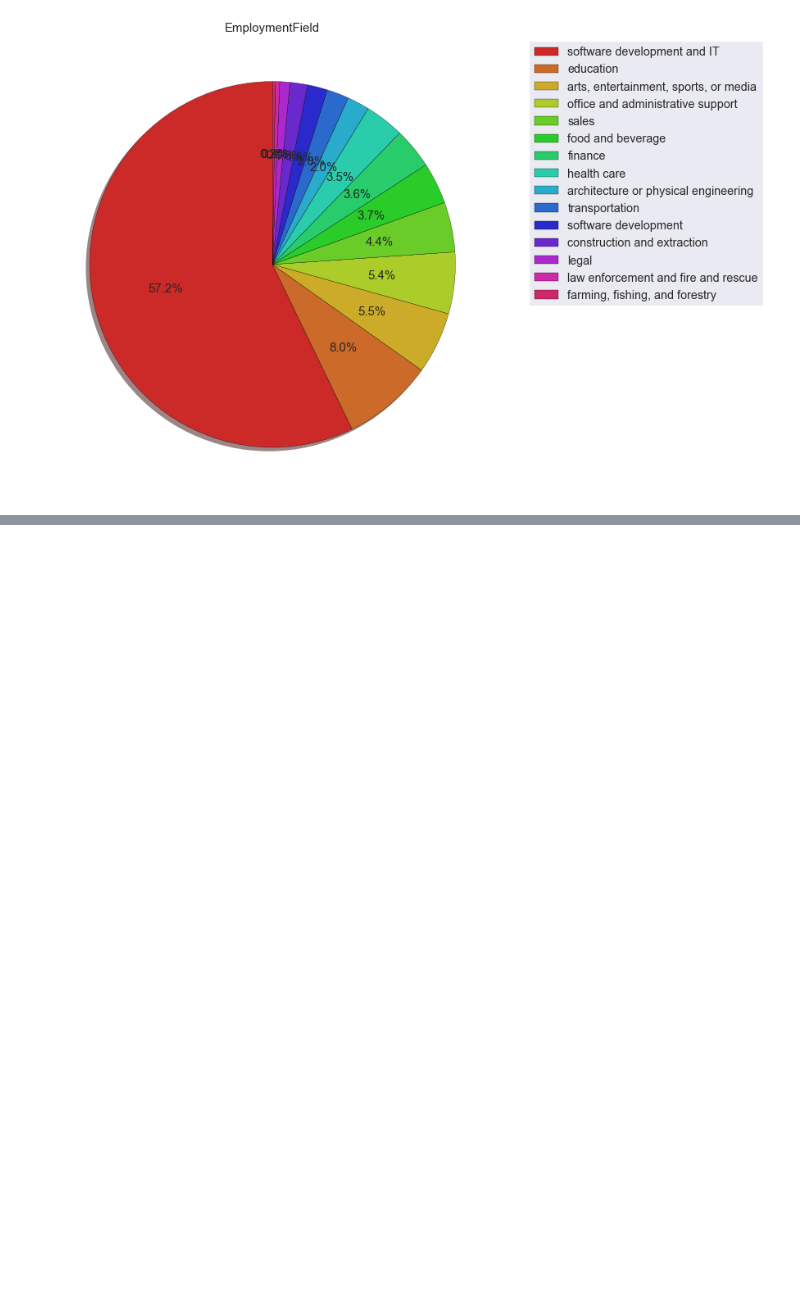
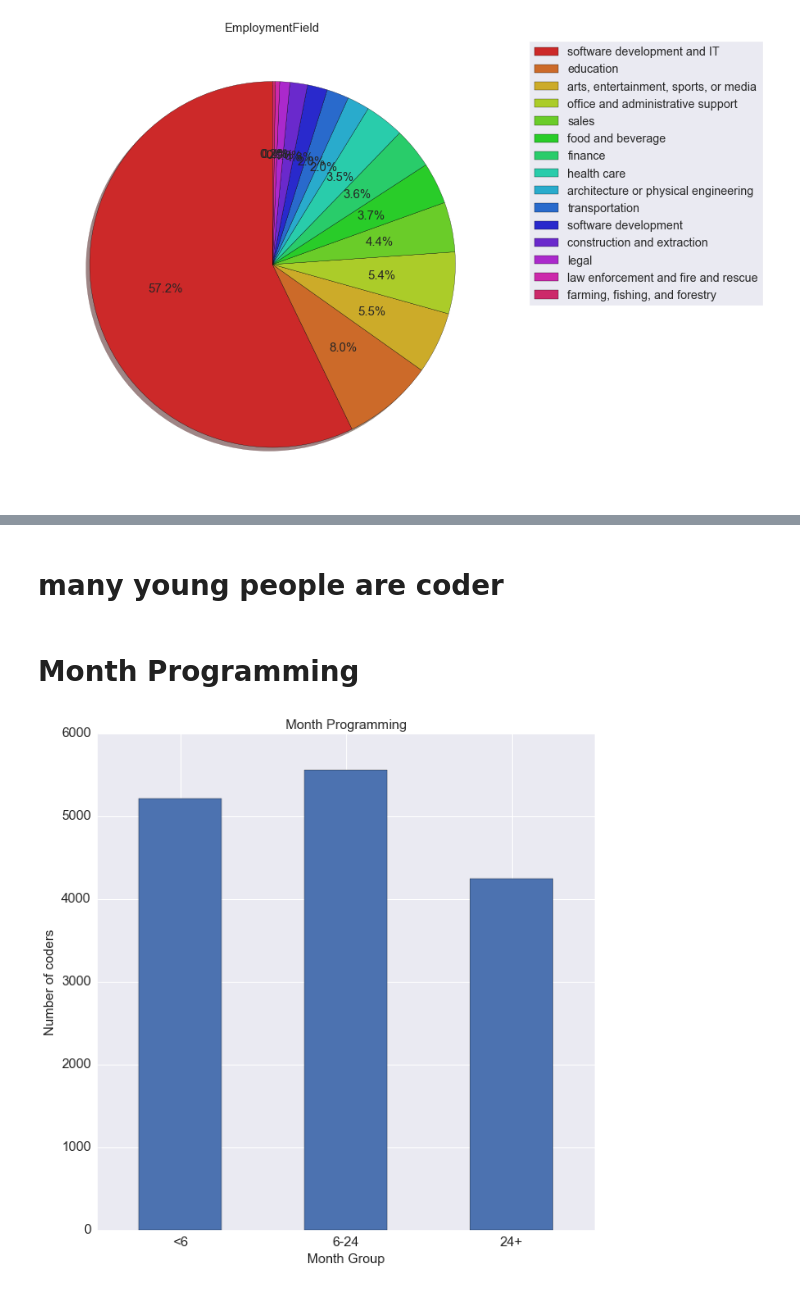
Before and after one commit to xingobar/visualization, a Jupyter notebook: coder survey.ipynb, the cells around one changed output, grey strips where cells are left out. Saved outputs shown, nothing was run; the diff lists cells and outputs as text; code cells hidden in the pictures; blank space fills up the shorter version.

```diff
--- a/coder survey.ipynb
+++ b/coder survey.ipynb
@@ -76,0 +92,15 @@ plt.show()
+# %% [markdown]
+# many young people are coder
+# %% [markdown]
+# Month Programming
+# %%
+df['MonthsProgrammingGroup'] = pd.cut(df['MonthsProgramming'],[0,6,24,999],labels=['<6','6-24','24+'],right=False)
+fig,ax = plt.subplots(figsize=(10,10))
+df['MonthsProgrammingGroup'].value_counts(sort=False).plot(kind='bar',ax=ax,rot=0)
+plt.title('Month Programming',fontsize=15)
+plt.xlabel('Month Group',fontsize=15)
+plt.ylabel('Number of coders',fontsize=15)
+ticks = plt.setp(ax.get_xticklabels(),fontsize=15)
+ticks = plt.setp(ax.get_yticklabels(),fontsize=15)
+# %% [output]
+[figure, added]
```
Also changed, not shown: parts of 28 cells of this notebook.
